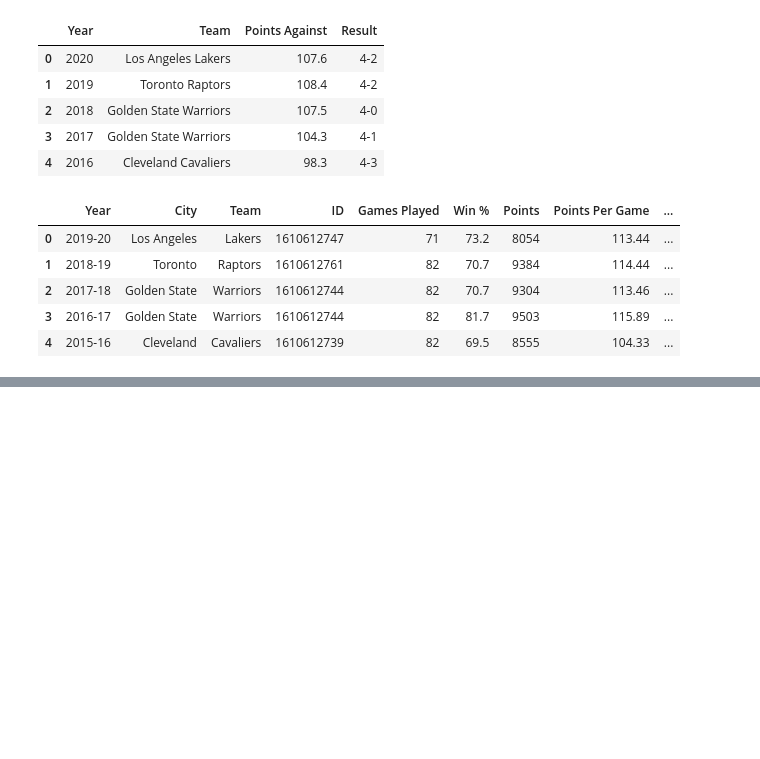
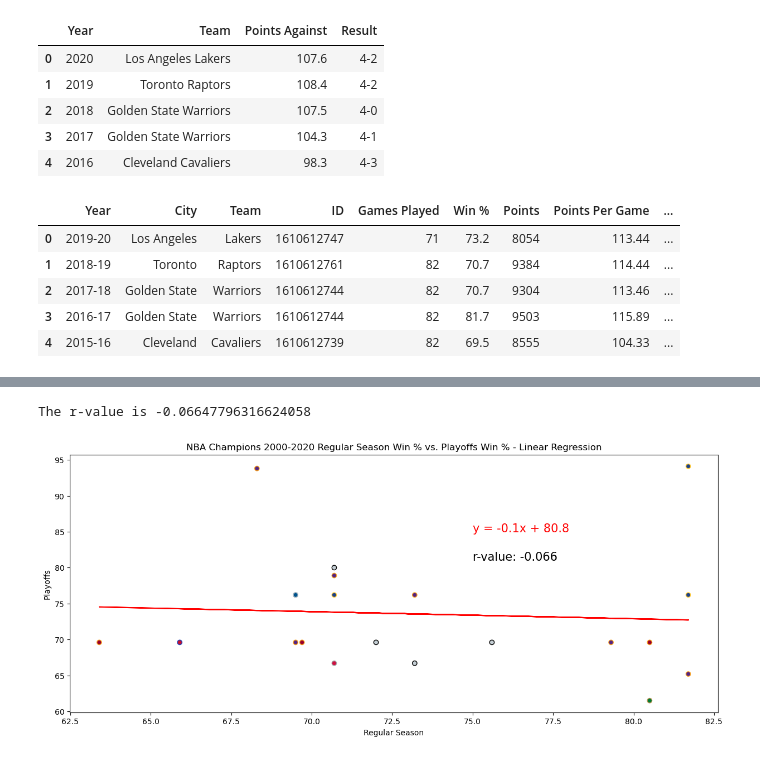
Before and after one commit to kcwaggs/project_1, a Jupyter notebook: keegan/keegan.ipynb, the cells around one changed output, grey strips where cells are left out. Saved outputs shown, nothing was run; the diff lists cells and outputs as text; code cells hidden in the pictures; blank space fills up the shorter version.

```diff
--- a/keegan/keegan.ipynb
+++ b/keegan/keegan.ipynb
@@ -250,0 +225,25 @@ plt.show()
+# %%
+# scatter plot for win pct of regular season vs playoffs
+win_pct_playoffs = full_season_df['Playoff Win %']
+win_pct_reg = full_season_df['Win %']
+
+plt.figure(figsize=(15, 6))
+plt.scatter(win_pct_reg, win_pct_playoffs, c=full_season_df['Hex Color Primary'], edgecolors=full_season_df['Hex Color Secondary'])
+
+(slope, intercept, rvalue, pvalue, stderr) = linregress(win_pct_reg, win_pct_playoffs)
+regress_values = win_pct_reg * slope + intercept
+line_eq = "y = " + str(round(slope,2)) + "x + " + str(round(intercept,2))
+plt.plot(win_pct_reg, regress_values, "r-")
+plt.annotate(line_eq, (75, 85), fontsize=15, color="red")
+plt.annotate(f'r-value: {round(rvalue, 3)}', (75, 81), fontsize=15)
+
+plt.xlabel('Regular Season')
+plt.ylabel('Playoffs')
+plt.title('NBA Champions 2000-2020 Regular Season Win % vs. Playoffs Win % - Linear Regression')
+
+print(f'The r-value is {rvalue}')
+plt.savefig('Figures/full_season_winpct_scatter.png')
+plt.show()
+# %% [output]
+The r-value is -0.06647796316624058
+[figure, added]
```
Also changed, not shown: parts of 15 cells of this notebook, 9 other files.
